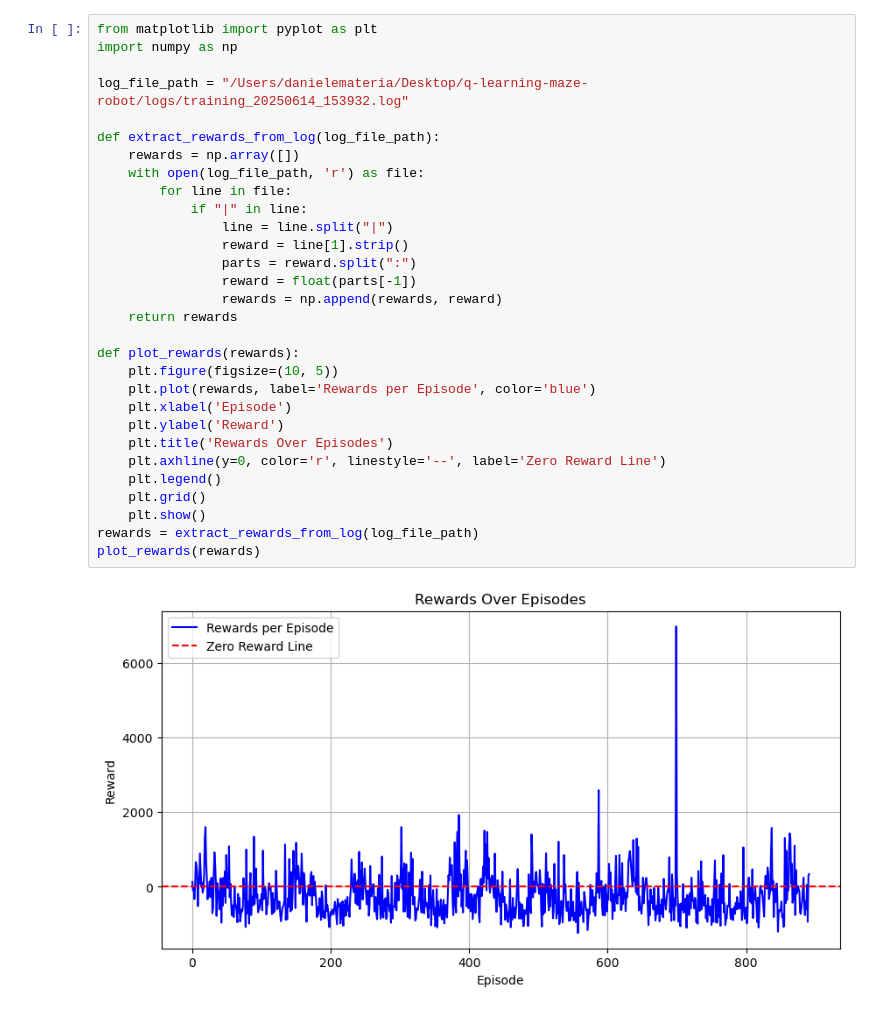
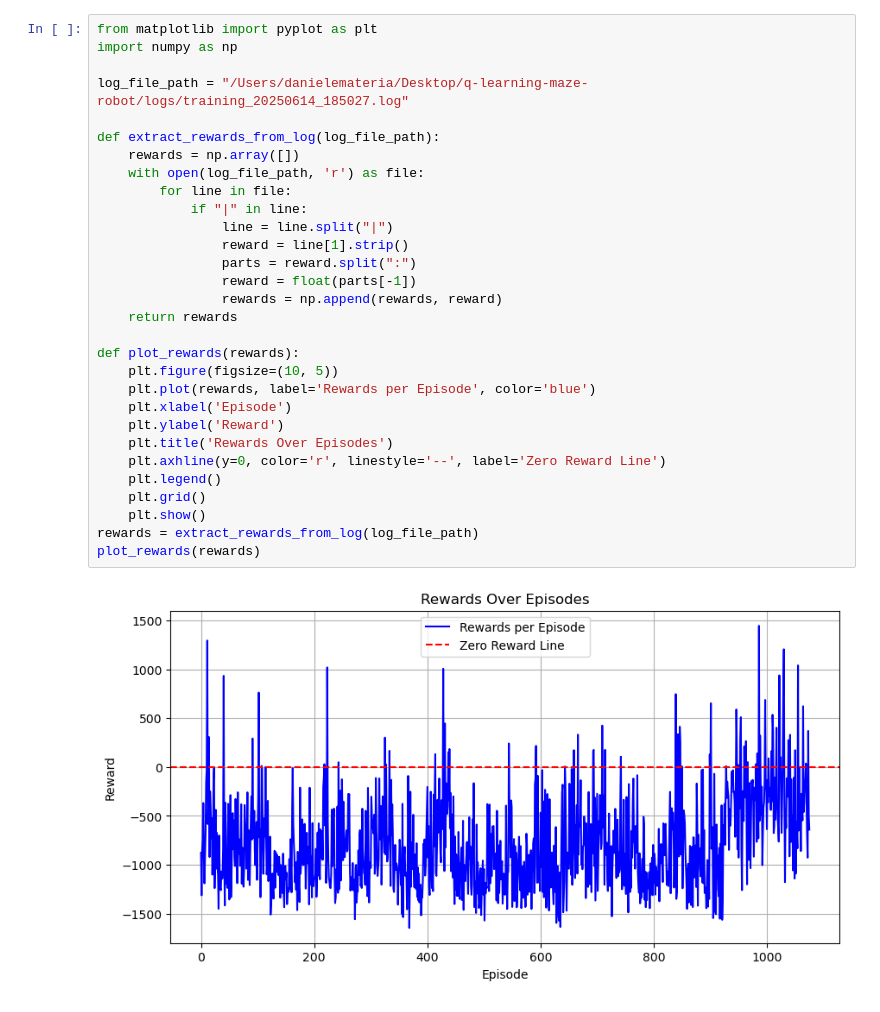
Before and after one commit to nameisalfio/q-learning-maze-robot, a Jupyter notebook: logs/plot_training_reward.ipynb, the cells around one changed output. Cells and saved outputs as stored; diff of their text form.

```diff
--- a/logs/plot_training_reward.ipynb
+++ b/logs/plot_training_reward.ipynb
@@ -1,32 +1,32 @@
 # %%
 from matplotlib import pyplot as plt
 import numpy as np
 
-log_file_path = "/Users/danielemateria/Desktop/q-learning-maze-robot/logs/training_20250614_153932.log"
+log_file_path = "/Users/danielemateria/Desktop/q-learning-maze-robot/logs/training_20250614_185027.log"
 
 def extract_rewards_from_log(log_file_path):
     rewards = np.array([])
     with open(log_file_path, 'r') as file:
         for line in file:
             if "|" in line:
                 line = line.split("|")
                 reward = line[1].strip()
                 parts = reward.split(":")
                 reward = float(parts[-1])
                 rewards = np.append(rewards, reward)
     return rewards
 
 def plot_rewards(rewards):
     plt.figure(figsize=(10, 5))
     plt.plot(rewards, label='Rewards per Episode', color='blue')
     plt.xlabel('Episode')
     plt.ylabel('Reward')
     plt.title('Rewards Over Episodes')
     plt.axhline(y=0, color='r', linestyle='--', label='Zero Reward Line')
     plt.legend()
     plt.grid()
     plt.show()
 rewards = extract_rewards_from_log(log_file_path)
 plot_rewards(rewards)
 # %% [output]
-[figure, old version]
+[figure, new version]
```
Also changed, not shown: 2 other files.
